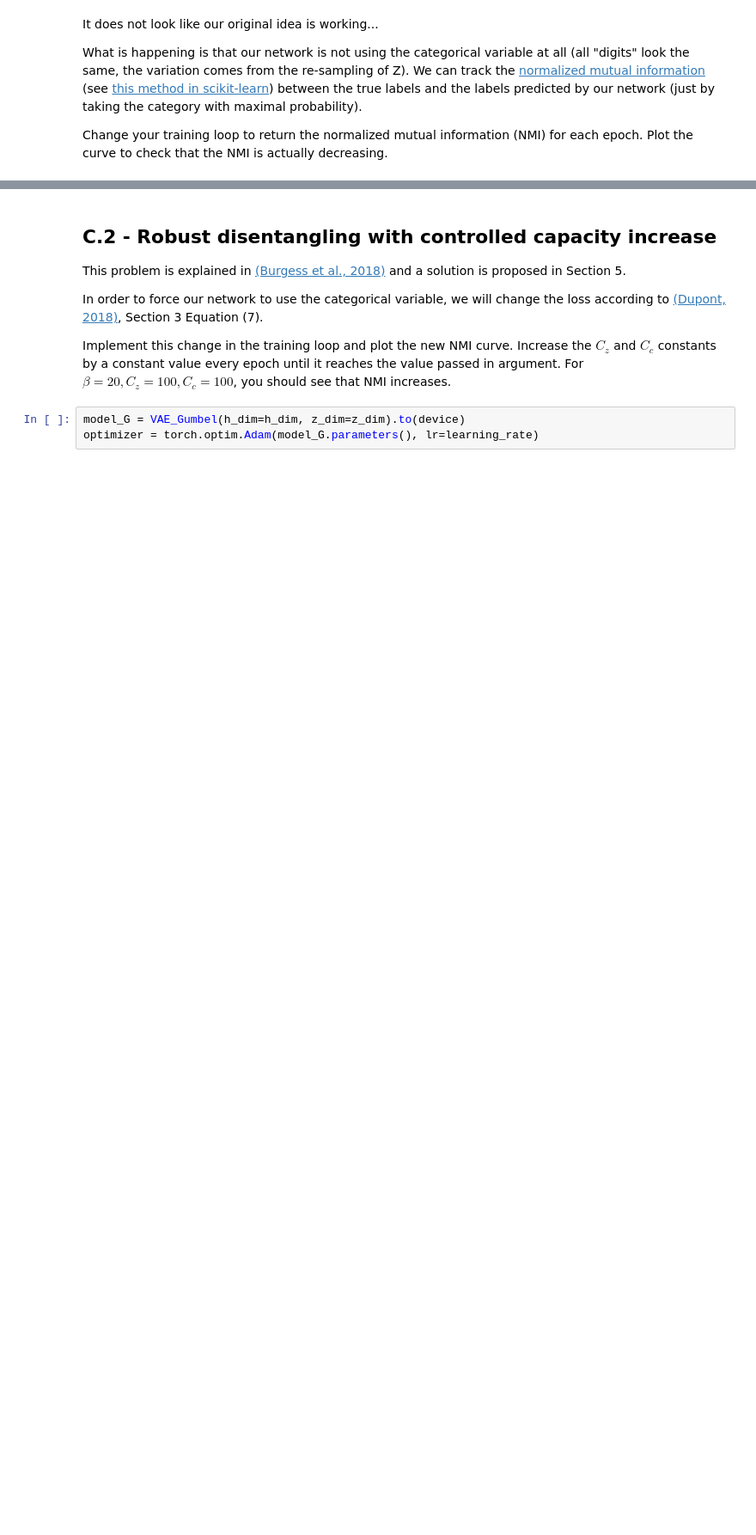
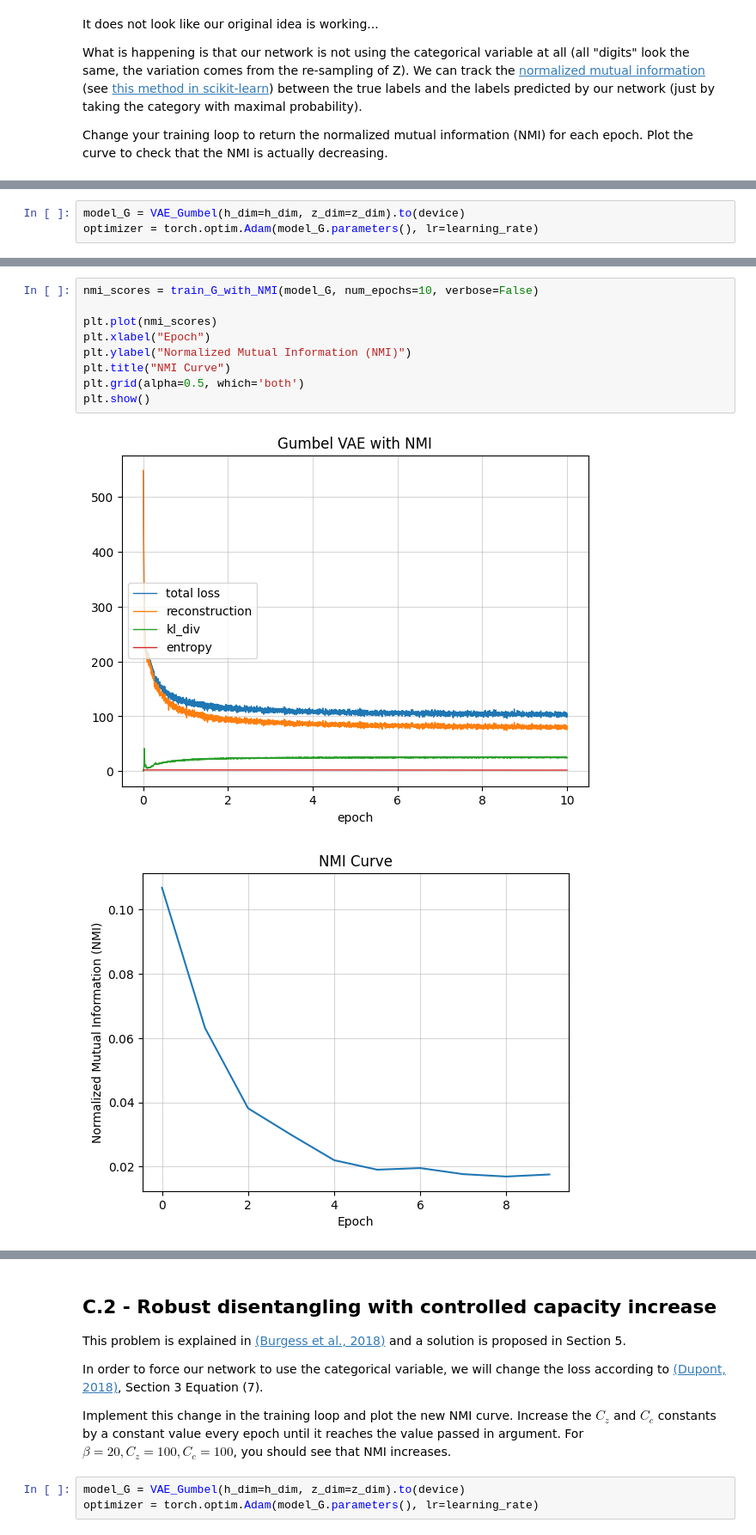
Before and after one commit to Quentin-ENSAE/ensae_dl_pw2, a Jupyter notebook: notebook.ipynb, the cells around one changed output, grey strips where cells are left out. Shown at 86% size. Saved outputs shown, nothing was run; the diff lists cells and outputs as text; blank space fills up the shorter version.

```diff
--- a/notebook.ipynb
+++ b/notebook.ipynb
@@ -650,0 +638,3 @@ train_G(model_G, num_epochs=10, NMI=True, verbose=False)
+# %%
+model_G = VAE_Gumbel(h_dim=h_dim, z_dim=z_dim).to(device)
+optimizer = torch.optim.Adam(model_G.parameters(), lr=learning_rate)
@@ -650,0 +709,12 @@ train_G(model_G, num_epochs=10, NMI=True, verbose=False)
+# %%
+nmi_scores = train_G_with_NMI(model_G, num_epochs=10, verbose=False)
+
+plt.plot(nmi_scores)
+plt.xlabel("Epoch")
+plt.ylabel("Normalized Mutual Information (NMI)")
+plt.title("NMI Curve")
+plt.grid(alpha=0.5, which='both')
+plt.show()
+# %% [output]
+[figure, added]
+[figure, added]
```
Also changed, not shown: parts of 19 cells of this notebook.
